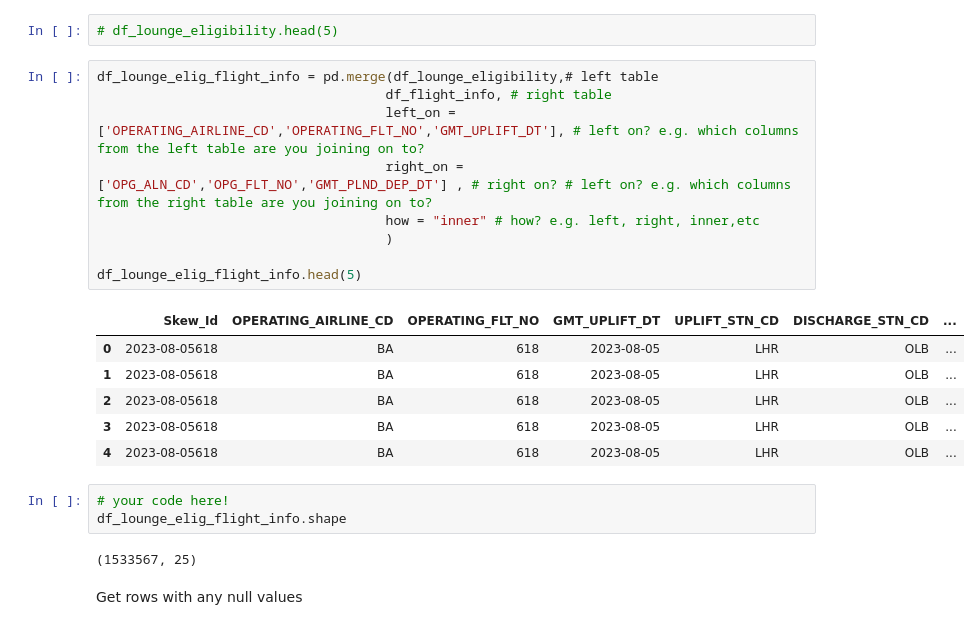
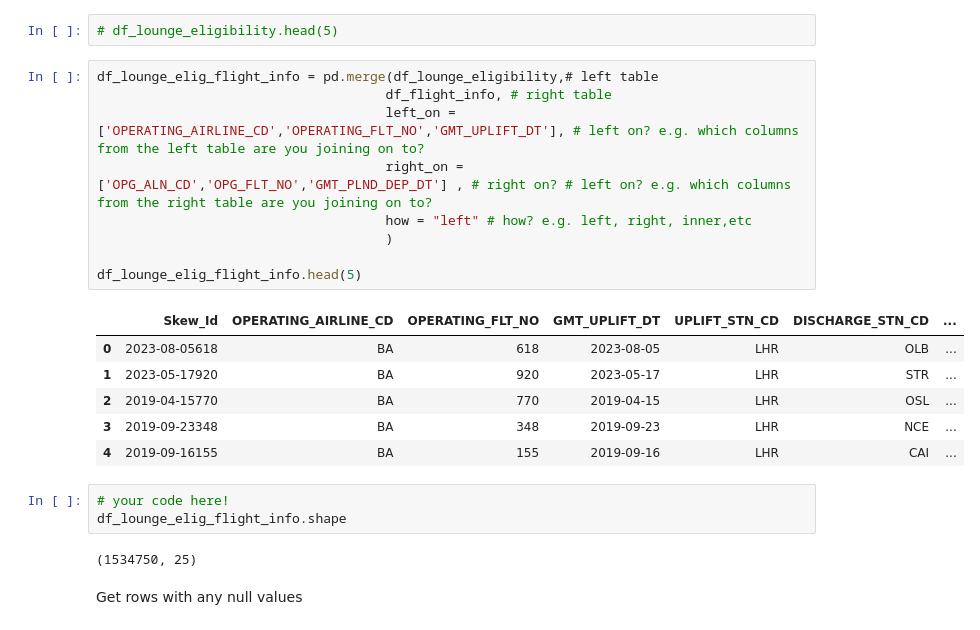
Before and after one commit to IanMaHKG-BA/Hackathon_Team_1, a Jupyter notebook: lounges_gold_standard_Ian.ipynb, the cells around one changed output. Drawn from its saved outputs; the diff is of its cells as text.

```diff
--- a/lounges_gold_standard_Ian.ipynb
+++ b/lounges_gold_standard_Ian.ipynb
@@ -357,24 +278,24 @@ PLUS for us, join df_flight_no_ranges and df_route_categories.
 # %%
 df_lounge_elig_flight_info = pd.merge(df_lounge_eligibility,# left table
                                      df_flight_info, # right table
                                      left_on = ['OPERATING_AIRLINE_CD','OPERATING_FLT_NO','GMT_UPLIFT_DT'], # left on? e.g. which columns from the left table are you joining on to?
                                      right_on = ['OPG_ALN_CD','OPG_FLT_NO','GMT_PLND_DEP_DT'] , # right on? # left on? e.g. which columns from the right table are you joining on to?
-                                     how = "inner" # how? e.g. left, right, inner,etc
+                                     how = "left" # how? e.g. left, right, inner,etc
                                      )
 
 df_lounge_elig_flight_info.head(5)
 # %% [output]
 |  | Skew_Id | OPERATING_AIRLINE_CD | OPERATING_FLT_NO | GMT_UPLIFT_DT | UPLIFT_STN_CD | DISCHARGE_STN_CD | ... |
 | 0 | 2023-08-05618 | BA | 618 | 2023-08-05 | LHR | OLB | ... |
-| 1 | 2023-08-05618 | BA | 618 | 2023-08-05 | LHR | OLB | ... |
-| 2 | 2023-08-05618 | BA | 618 | 2023-08-05 | LHR | OLB | ... |
-| 3 | 2023-08-05618 | BA | 618 | 2023-08-05 | LHR | OLB | ... |
-| 4 | 2023-08-05618 | BA | 618 | 2023-08-05 | LHR | OLB | ... |
+| 1 | 2023-05-17920 | BA | 920 | 2023-05-17 | LHR | STR | ... |
+| 2 | 2019-04-15770 | BA | 770 | 2019-04-15 | LHR | OSL | ... |
+| 3 | 2019-09-23348 | BA | 348 | 2019-09-23 | LHR | NCE | ... |
+| 4 | 2019-09-16155 | BA | 155 | 2019-09-16 | LHR | CAI | ... |
 # %%
 # your code here!
 df_lounge_elig_flight_info.shape
 # %% [output]
-(1533567, 25)
+(1534750, 25)
 # %% [markdown]
 Get rows with any null values
 # %%
```
Also changed, not shown: parts of 48 cells of this notebook.
